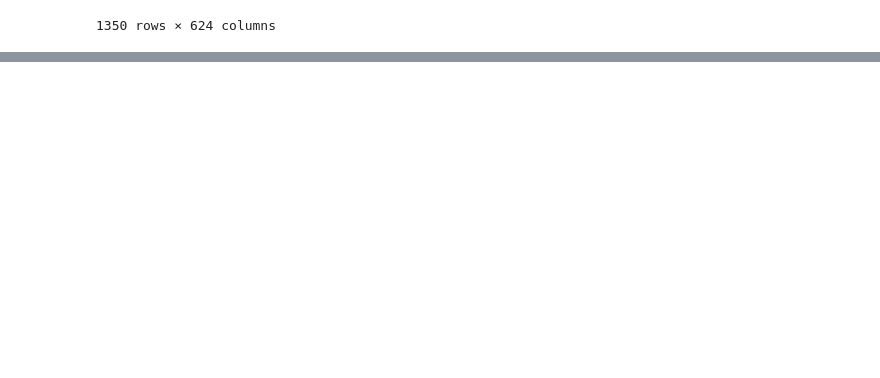
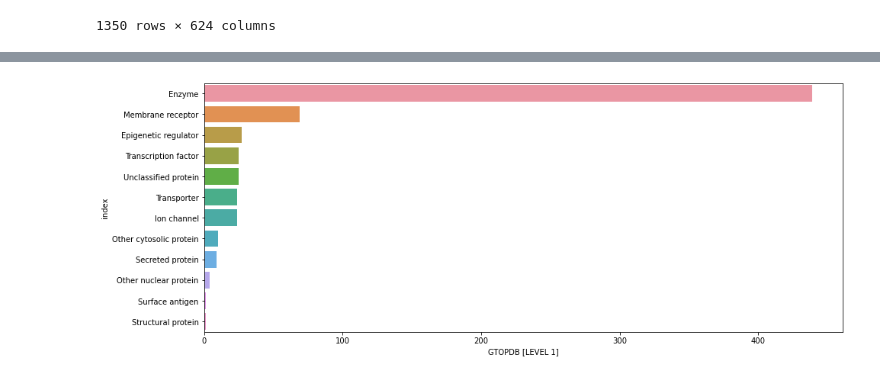
Before and after one commit to schmiedc/EU-OS_bioactives, a Jupyter notebook: Revision/FeatureSelection_AcrossCellLines/4_Comparison_Cell_Lines.ipynb, the cells around one changed output, grey strips where cells are left out. Drawn from its saved outputs; the diff is of its cells as text; code cells hidden in the pictures; blank space fills up the shorter version.

```diff
--- a/Revision/FeatureSelection_AcrossCellLines/4_Comparison_Cell_Lines.ipynb
+++ b/Revision/FeatureSelection_AcrossCellLines/4_Comparison_Cell_Lines.ipynb
@@ -176,0 +228,15 @@ plt.savefig(figure_path + str(date.today()) + "_FMP_U2OS-HepG2_Percent_Pairing.p
+# %%
+annotations_pdannotations_pd = pd.read_csv(annot_path  + "pd_export_04_2022_2464_targets_standardized.csv")
+# %%
+pairing_compounds_annot_pd = annotations_pdannotations_pd[annotations_pdannotations_pd['pdid'].isin(pairing_compounds_annot['pdid'])]
+# %%
+unique_targets = pairing_compounds_annot_pd.drop_duplicates(subset=['target_name'])
+# %%
+GTOPDB_numbers = pd.DataFrame(unique_targets['GTOPDB [LEVEL 1]'].value_counts()).reset_index()
+Reactome_numbers = pd.DataFrame(unique_targets['Reactome [LEVEL 1]'].value_counts()).reset_index()
+# %%
+plt.figure(figsize=(15,6))
+plot = sns.barplot(data=GTOPDB_numbers , x='GTOPDB [LEVEL 1]', y='index')
+# plt.savefig(figure_path + str(date.today()) + '_Bioactives_Targets_GTOPBD.pdf',  dpi=300)
+# %% [output]
+[figure, added]
```
Also changed, not shown: parts of 12 cells of this notebook, 1 other file.
